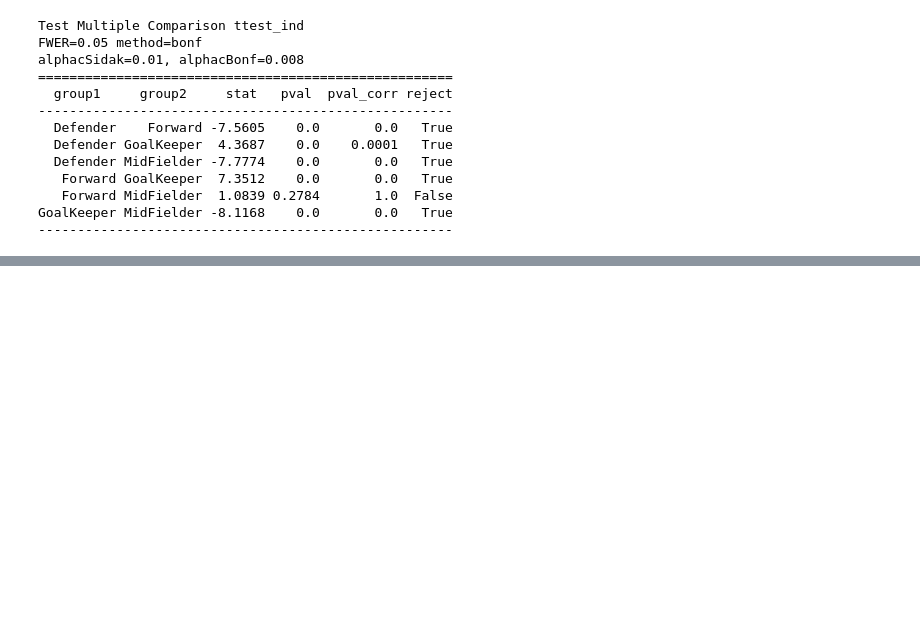
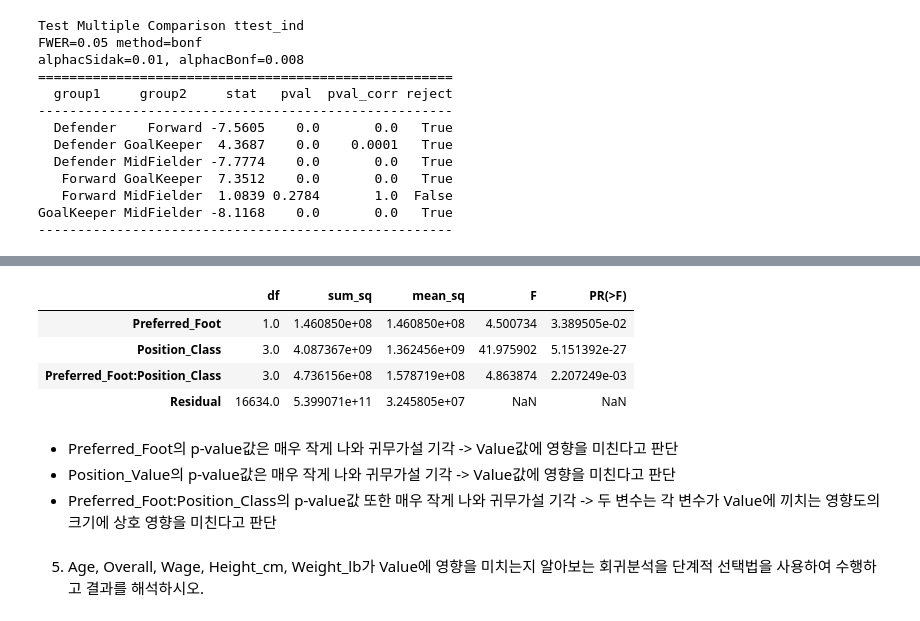
Before and after one commit to suhyehye/ADP-study, a Jupyter notebook: 모의고사/1회/2. 통계분석.ipynb, the cells around one changed output, grey strips where cells are left out. Cells and saved outputs as stored; diff of their text form; code cells hidden in the pictures; blank space fills up the shorter version.

```diff
--- a/모의고사/1회/2. 통계분석.ipynb
+++ b/모의고사/1회/2. 통계분석.ipynb
@@ -145,0 +172,15 @@ GoalKeeper MidFielder -8.1168    0.0       0.0   True
+# %%
+anova2 = smf.ols(formula='Value~Preferred_Foot*Position_Class',data = data).fit()
+sm.stats.anova_lm(anova2)
+# %% [output]
+|  | df | sum_sq | mean_sq | F | PR(>F) |
+| Preferred_Foot | 1.0 | 1.460850e+08 | 1.460850e+08 | 4.500734 | 3.389505e-02 |
+| Position_Class | 3.0 | 4.087367e+09 | 1.362456e+09 | 41.975902 | 5.151392e-27 |
+| Preferred_Foot:Position_Class | 3.0 | 4.736156e+08 | 1.578719e+08 | 4.863874 | 2.207249e-03 |
+| Residual | 16634.0 | 5.399071e+11 | 3.245805e+07 | NaN | NaN |
+# %% [markdown]
+- Preferred_Foot의 p-value값은 매우 작게 나와 귀무가설 기각 -> Value값에 영향을 미친다고 판단
+- Position_Value의 p-value값은 매우 작게 나와 귀무가설 기각 -> Value값에 영향을 미친다고 판단
+- Preferred_Foot:Position_Class의 p-value값 또한 매우 작게 나와 귀무가설 기각 -> 두 변수는 각 변수가 Value에 끼치는 영향도의 크기에 상호 영향을 미친다고 판단
+# %% [markdown]
+5. Age, Overall, Wage, Height_cm, Weight_lb가 Value에 영향을 미치는지 알아보는 회귀분석을 단계적 선택법을 사용하여 수행하고 결과를 해석하시오.
```
Also changed, not shown: parts of 9 cells of this notebook.
